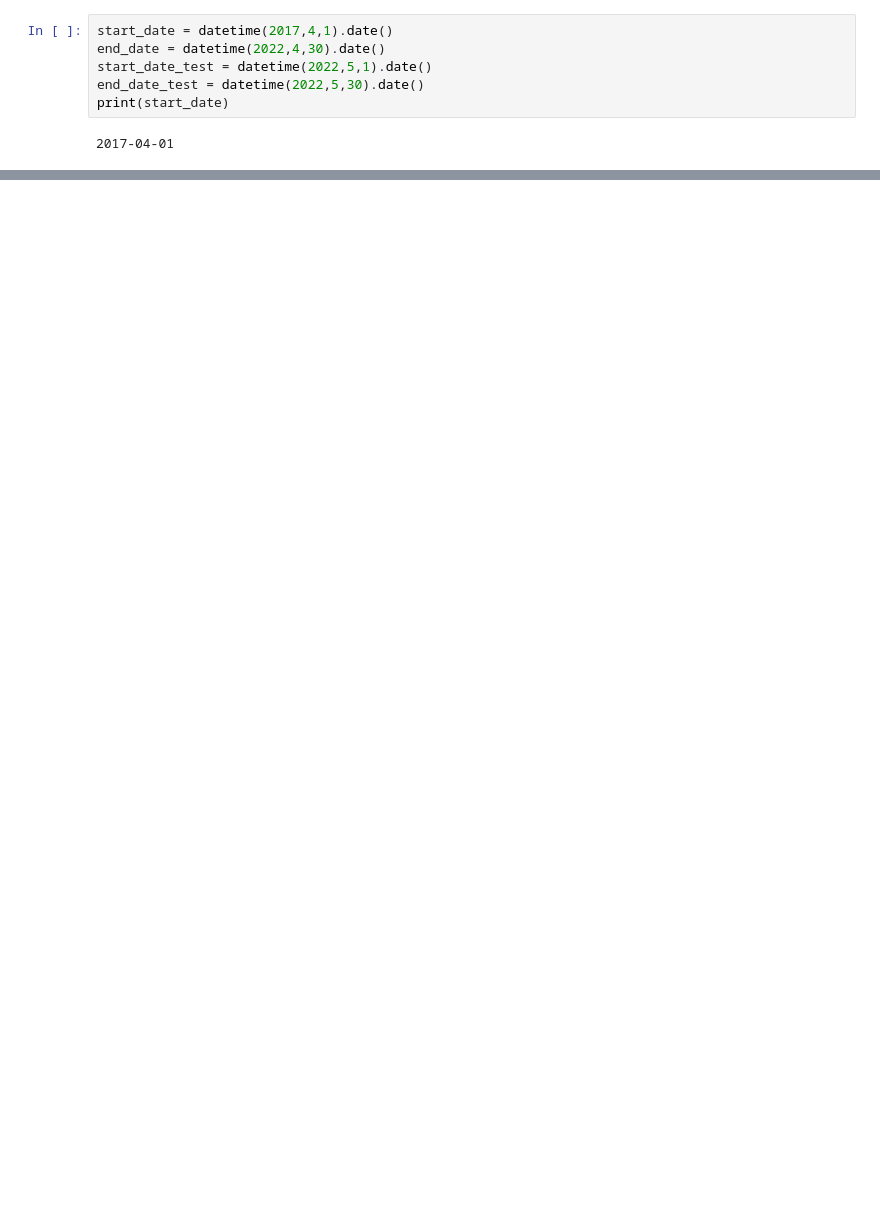
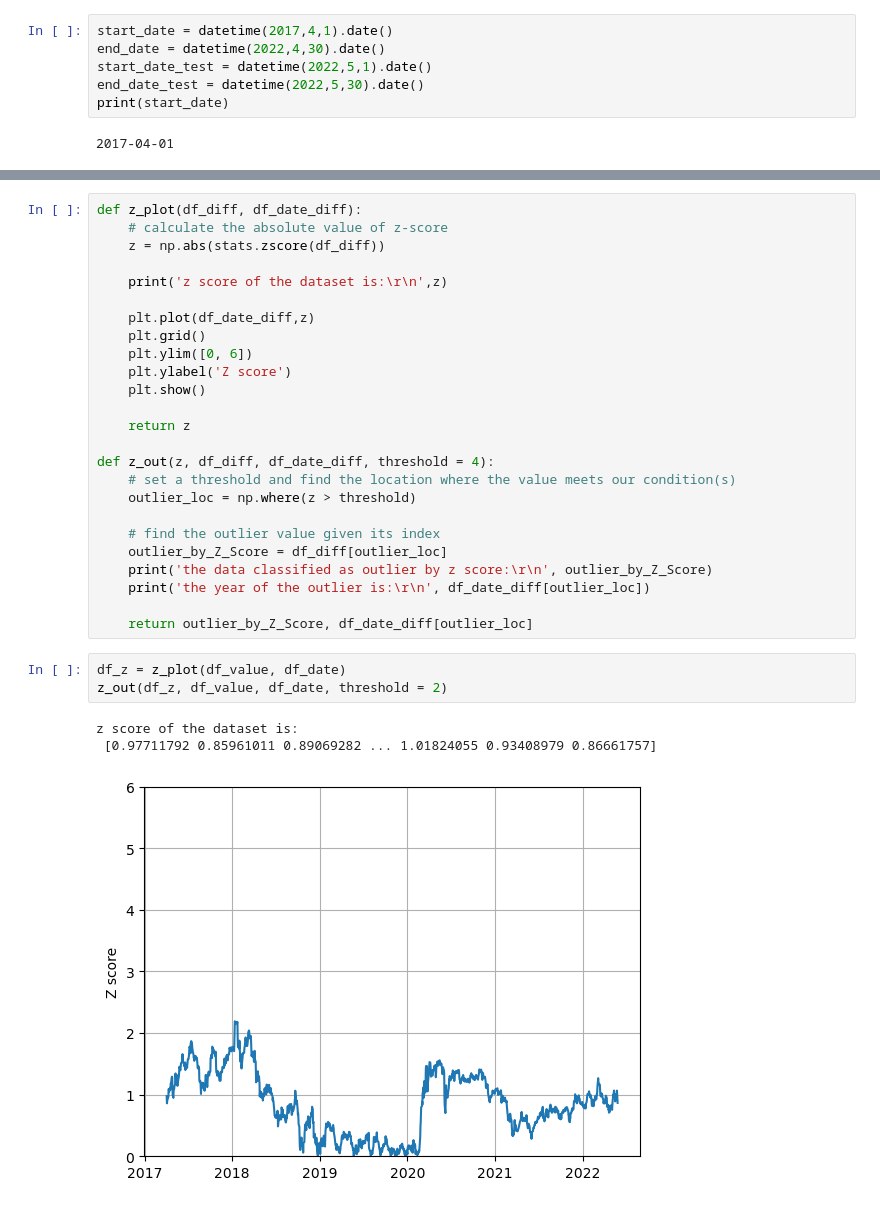
Before and after one commit to Heng-Jin/UCL_ELEC0136_assignment, a Jupyter notebook: main.ipynb, the cells around one changed output, grey strips where cells are left out. Drawn from its saved outputs; the diff is of its cells as text; blank space fills up the shorter version.

```diff
--- a/main.ipynb
+++ b/main.ipynb
@@ -80,0 +148,32 @@ plt.show()
+# %%
+def z_plot(df_diff, df_date_diff):
+    # calculate the absolute value of z-score
+    z = np.abs(stats.zscore(df_diff))
+
+    print('z score of the dataset is:\r\n',z)
+
+    plt.plot(df_date_diff,z)
+    plt.grid()
+    plt.ylim([0, 6])
+    plt.ylabel('Z score')
+    plt.show()
+
+    return z
+
+def z_out(z, df_diff, df_date_diff, threshold = 4):
+    # set a threshold and find the location where the value meets our condition(s)
+    outlier_loc = np.where(z > threshold)
+
+    # find the outlier value given its index
+    outlier_by_Z_Score = df_diff[outlier_loc]
+    print('the data classified as outlier by z score:\r\n', outlier_by_Z_Score)
+    print('the year of the outlier is:\r\n', df_date_diff[outlier_loc])
+
+    return outlier_by_Z_Score, df_date_diff[outlier_loc]
+# %%
+df_z = z_plot(df_value, df_date)
+z_out(df_z, df_value, df_date, threshold = 2)
+# %% [output]
+z score of the dataset is:
+ [0.97711792 0.85961011 0.89069282 ... 1.01824055 0.93408979 0.86661757]
+[figure, added]
```
Also changed, not shown: parts of 38 cells of this notebook, 4 other files.
